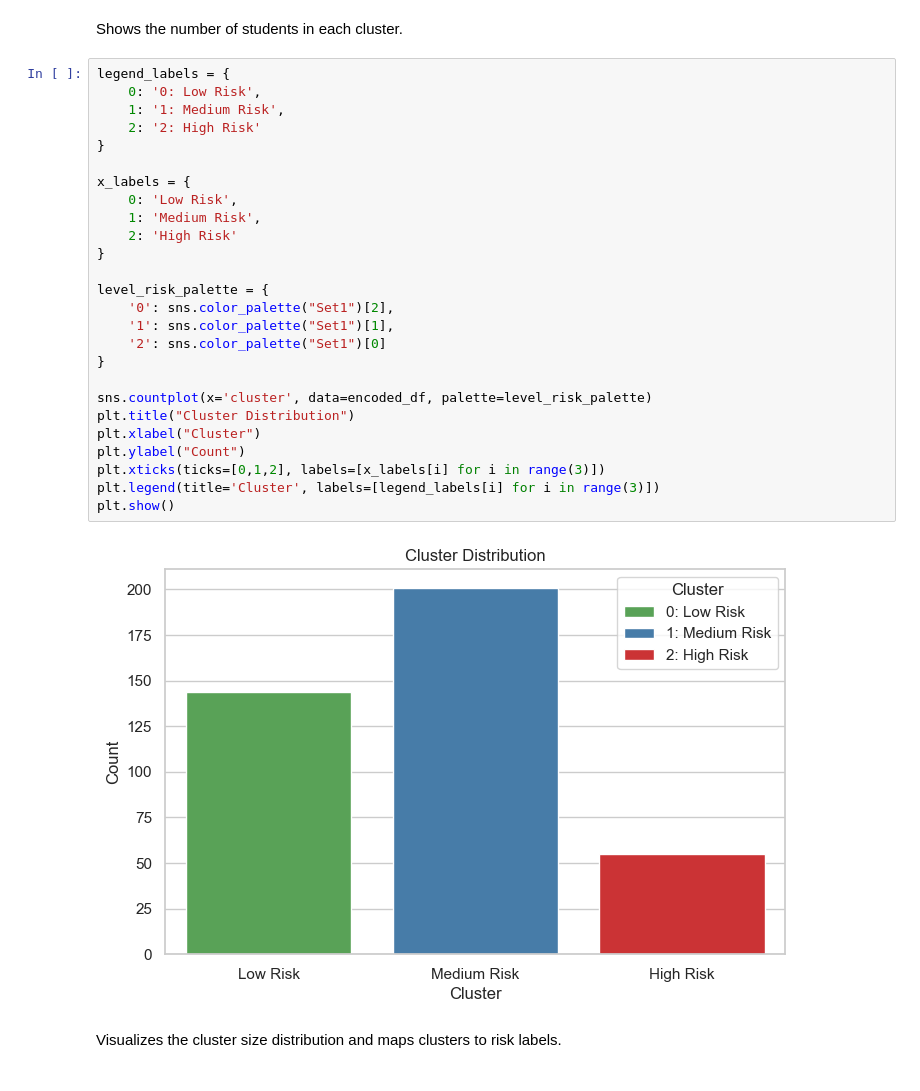
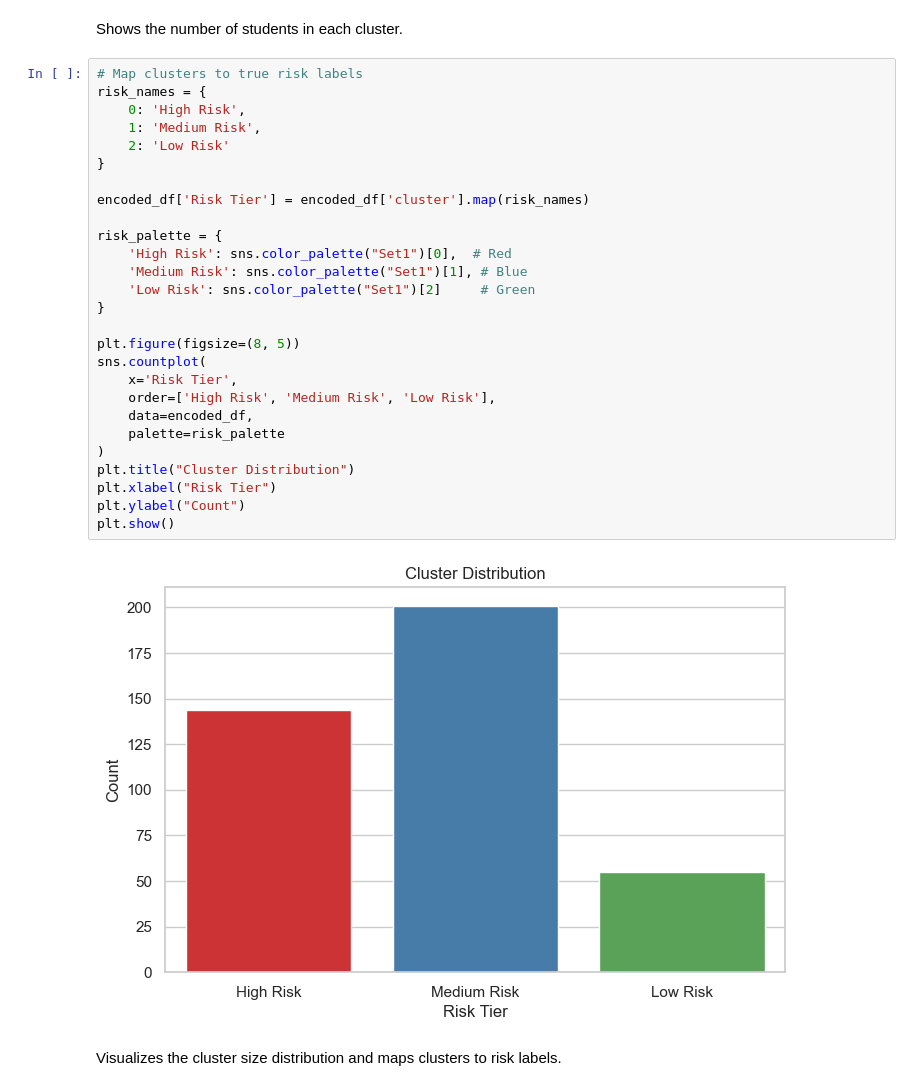
Before and after one commit to DararithJ369/mip-student-dropout-ews, a Jupyter notebook: notebooks/idc12.ipynb, the cells around one changed output. Cells and saved outputs as stored; diff of their text form.

```diff
--- a/notebooks/idc12.ipynb
+++ b/notebooks/idc12.ipynb
@@ -221,33 +221,34 @@ Name: count, dtype: int64
 # %% [markdown]
 Shows the number of students in each cluster.
 # %%
-legend_labels = {
-    0: '0: Low Risk',
-    1: '1: Medium Risk',
-    2: '2: High Risk'
+# Map clusters to true risk labels
+risk_names = {
+    0: 'High Risk',
+    1: 'Medium Risk',
+    2: 'Low Risk'
 }
 
-x_labels = {
-    0: 'Low Risk',
-    1: 'Medium Risk',
-    2: 'High Risk'
+encoded_df['Risk Tier'] = encoded_df['cluster'].map(risk_names)
+
+risk_palette = {
+    'High Risk': sns.color_palette("Set1")[0],  # Red
+    'Medium Risk': sns.color_palette("Set1")[1], # Blue
+    'Low Risk': sns.color_palette("Set1")[2]     # Green
 }
 
-level_risk_palette = {
-    '0': sns.color_palette("Set1")[2],
-    '1': sns.color_palette("Set1")[1],
-    '2': sns.color_palette("Set1")[0]
-}
-
-sns.countplot(x='cluster', data=encoded_df, palette=level_risk_palette)
+plt.figure(figsize=(8, 5))
+sns.countplot(
+    x='Risk Tier',
+    order=['High Risk', 'Medium Risk', 'Low Risk'],
+    data=encoded_df,
+    palette=risk_palette
+)
 plt.title("Cluster Distribution")
-plt.xlabel("Cluster")
+plt.xlabel("Risk Tier")
 plt.ylabel("Count")
-plt.xticks(ticks=[0,1,2], labels=[x_labels[i] for i in range(3)])
-plt.legend(title='Cluster', labels=[legend_labels[i] for i in range(3)])
 plt.show()
 # %% [output]
-[figure, old version]
+[figure, new version]
 # %% [markdown]
 Visualizes the cluster size distribution and maps clusters to risk labels.
 # %% [markdown]
```
Also changed, not shown: parts of 5 cells of this notebook, 3 other files.
